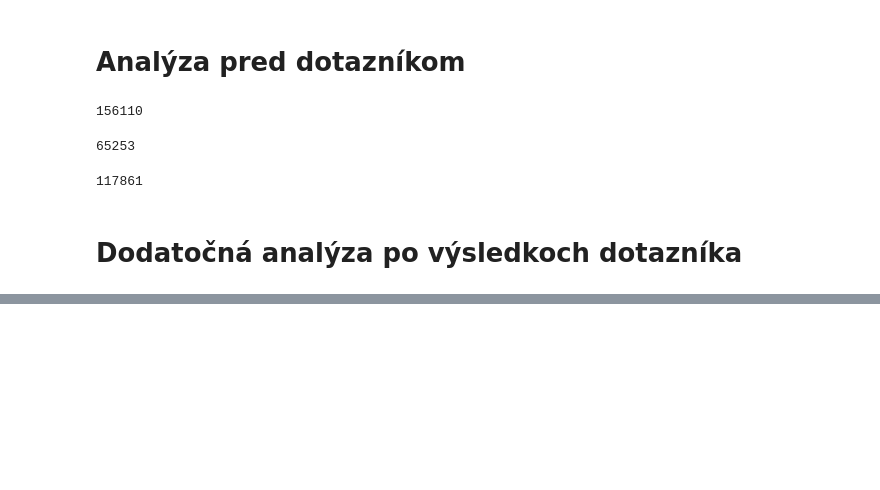
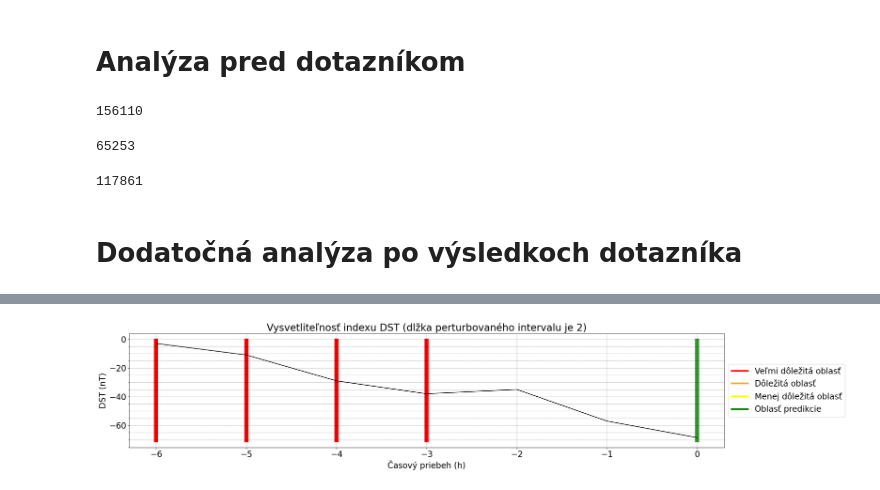
Before and after one commit to Marek929Z/BP-MarekZboray, a Jupyter notebook: 6_2_model_XAI.ipynb, the cells around one changed output, grey strips where cells are left out. Drawn from its saved outputs; the diff is of its cells as text; code cells hidden in the pictures; blank space fills up the shorter version.

```diff
--- a/6_2_model_XAI.ipynb
+++ b/6_2_model_XAI.ipynb
@@ -635,0 +675,3 @@ for i in range(0, 156109):
+# %%
+perturbation_method_with_predicted_value(sequence[list_index[1]], model, 2, value_for_shutdown)
+# %% [output]
@@ -635,0 +682 @@ for i in range(0, 156109):
+[figure, added]
```
Also changed, not shown: parts of 20 cells of this notebook.
